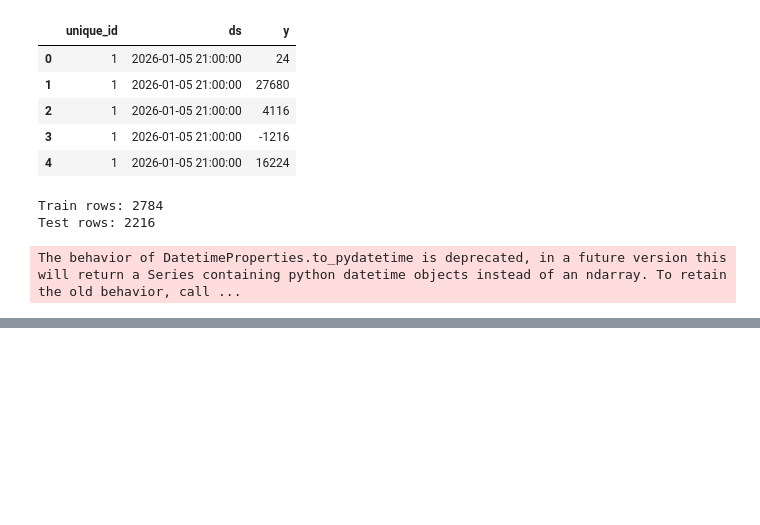
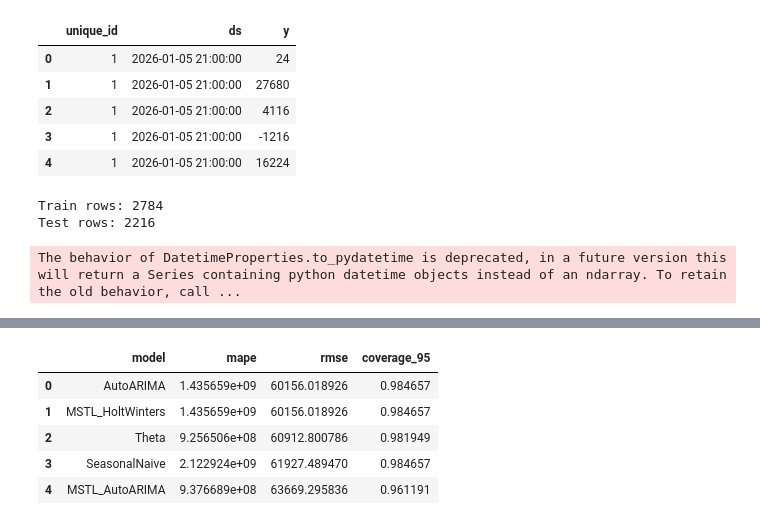
Before and after one commit to KwameSegbe/timeseris_us_hourly_demand_for_electricity, a Jupyter notebook: notebook/forecast.ipynb, the cells around one changed output, grey strips where cells are left out. Drawn from its saved outputs; the diff is of its cells as text; code cells hidden in the pictures; blank space fills up the shorter version.

```diff
--- a/notebook/forecast.ipynb
+++ b/notebook/forecast.ipynb
@@ -99,0 +130,36 @@ The behavior of DatetimeProperties.to_pydatetime is deprecated, in a future vers
+# %%
+# Identify model point-forecast columns (exclude metadata + interval columns)
+ignore = {"unique_id", "ds"}
+model_cols = [c for c in forecast_stats.columns if c not in ignore and "-lo-" not in c and "-hi-" not in c]
+
+rows = []
+for col in model_cols:
+    y = fc["y"].values
+    yhat = fc[col].values
+
+    # interval columns exist only if you passed level=[95]
+    lo_col = f"{col}-lo-95"
+    hi_col = f"{col}-hi-95"
+
+    row = {
+        "model": col,
+        "mape": mape(y, yhat),
+        "rmse": rmse(y, yhat),
+    }
+
+    if lo_col in fc.columns and hi_col in fc.columns:
+        row["coverage_95"] = coverage(y, fc[lo_col].values, fc[hi_col].values)
+    else:
+        row["coverage_95"] = np.nan
+
+    rows.append(row)
+
+fc_performance = pd.DataFrame(rows).sort_values("rmse").reset_index(drop=True)
+fc_performance
+# %% [output]
+|  | model | mape | rmse | coverage_95 |
+| 0 | AutoARIMA | 1.435659e+09 | 60156.018926 | 0.984657 |
+| 1 | MSTL_HoltWinters | 1.435659e+09 | 60156.018926 | 0.984657 |
+| 2 | Theta | 9.256506e+08 | 60912.800786 | 0.981949 |
+| 3 | SeasonalNaive | 2.122924e+09 | 61927.489470 | 0.984657 |
+| 4 | MSTL_AutoARIMA | 9.376689e+08 | 63669.295836 | 0.961191 |
```
Also changed, not shown: parts of 2 cells of this notebook, 1 other file.
